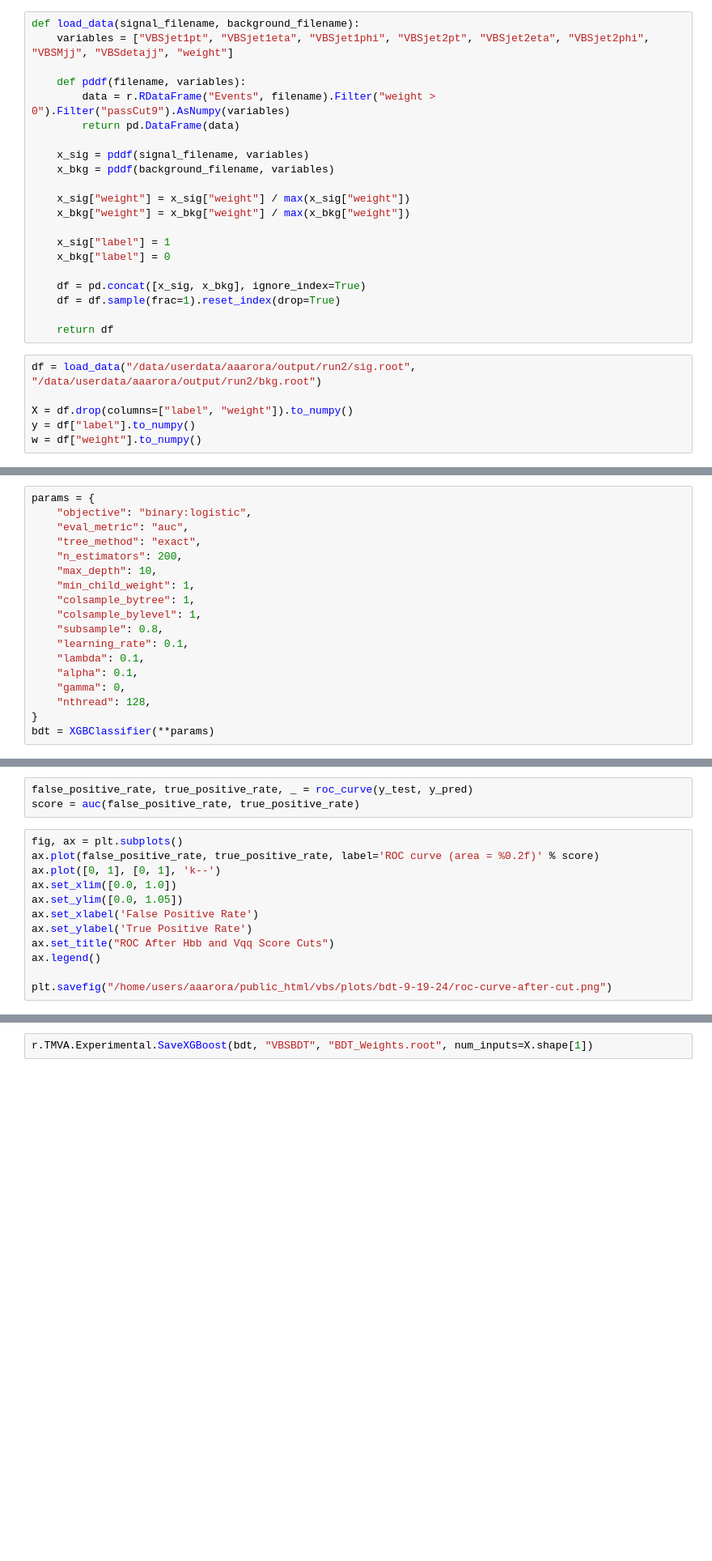
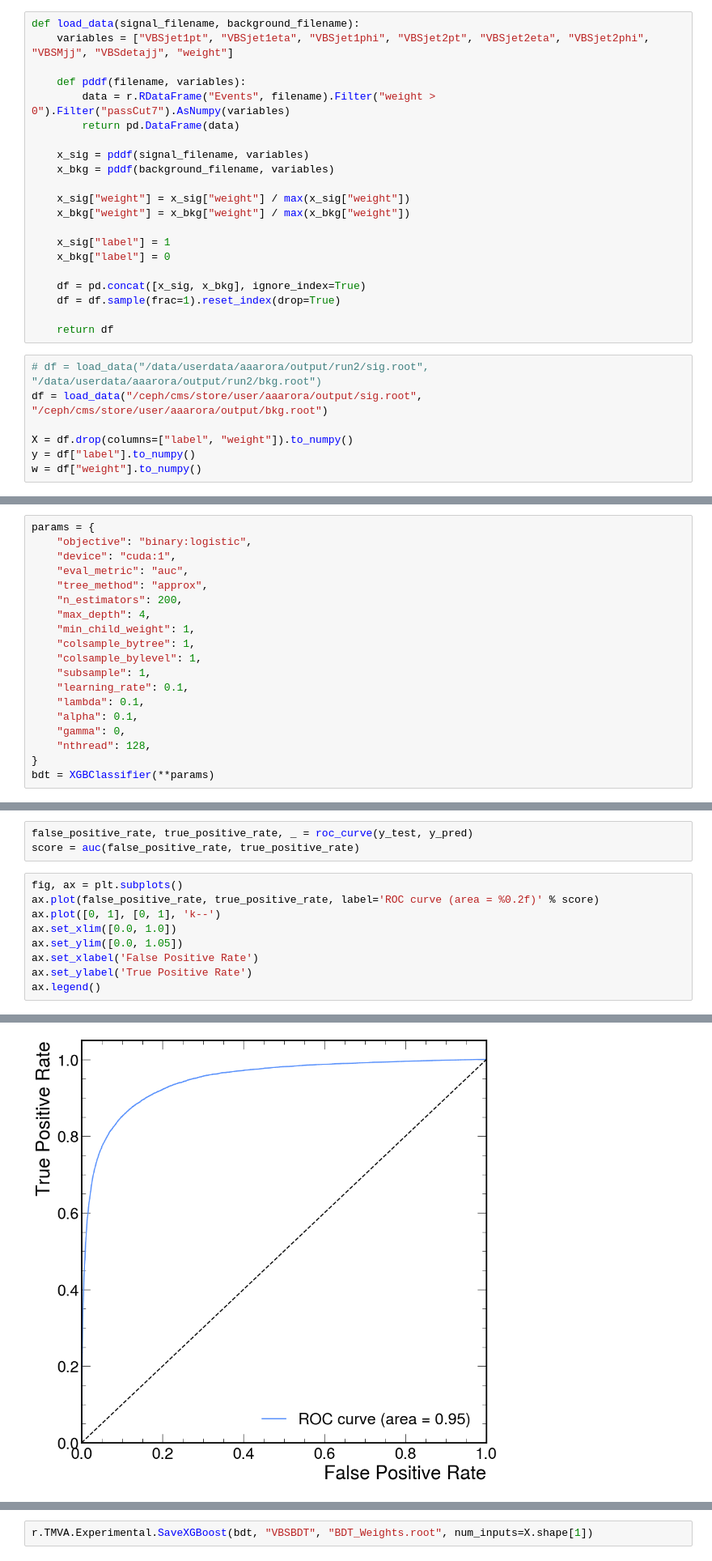
Before and after one commit to aashayarora/vbs-1lep, a Jupyter notebook: mva/training/BDT/train_bdt.ipynb, the cells around one changed output, grey strips where cells are left out. Shown at 81% size. Cells and saved outputs as stored; diff of their text form; blank space fills up the shorter version.

```diff
--- a/mva/training/BDT/train_bdt.ipynb
+++ b/mva/training/BDT/train_bdt.ipynb
@@ -18,7 +18,7 @@ def load_data(signal_filename, background_filename):
     variables = ["VBSjet1pt", "VBSjet1eta", "VBSjet1phi", "VBSjet2pt", "VBSjet2eta", "VBSjet2phi", "VBSMjj", "VBSdetajj", "weight"]
 
     def pddf(filename, variables):
-        data = r.RDataFrame("Events", filename).Filter("weight > 0").Filter("passCut9").AsNumpy(variables)
+        data = r.RDataFrame("Events", filename).Filter("weight > 0").Filter("passCut7").AsNumpy(variables)
         return pd.DataFrame(data)
 
     x_sig = pddf(signal_filename, variables)
@@ -35,7 +35,8 @@ def load_data(signal_filename, background_filename):
 
     return df
 # %%
-df = load_data("/data/userdata/aaarora/output/run2/sig.root", "/data/userdata/aaarora/output/run2/bkg.root")
+# df = load_data("/data/userdata/aaarora/output/run2/sig.root", "/data/userdata/aaarora/output/run2/bkg.root")
+df = load_data("/ceph/cms/store/user/aaarora/output/sig.root", "/ceph/cms/store/user/aaarora/output/bkg.root")
 
 X = df.drop(columns=["label", "weight"]).to_numpy()
 y = df["label"].to_numpy()
@@ -45,14 +46,15 @@ X_train, X_test, y_train, y_test, w_train, w_test = train_test_split(X, y, w, te
 # %%
 params = {
     "objective": "binary:logistic",
+    "device": "cuda:1",
     "eval_metric": "auc",
-    "tree_method": "exact",
+    "tree_method": "approx",
     "n_estimators": 200,
-    "max_depth": 10,
+    "max_depth": 4,
     "min_child_weight": 1,
     "colsample_bytree": 1,
     "colsample_bylevel": 1,
-    "subsample": 0.8,
+    "subsample": 1,
     "learning_rate": 0.1,
     "lambda": 0.1,
     "alpha": 0.1,
@@ -75,7 +105,5 @@ ax.set_xlim([0.0, 1.0])
 ax.set_ylim([0.0, 1.05])
 ax.set_xlabel('False Positive Rate')
 ax.set_ylabel('True Positive Rate')
-ax.set_title("ROC After Hbb and Vqq Score Cuts")
 ax.legend()
-
-plt.savefig("/home/users/aaarora/public_html/vbs/plots/bdt-9-19-24/roc-curve-after-cut.png")
+# %% [output]
@@ -81,0 +111 @@ plt.savefig("/home/users/aaarora/public_html/vbs/plots/bdt-9-19-24/roc-curve-aft
+[figure, added]
```
Also changed, not shown: parts of 6 cells of this notebook, 29 other files.
